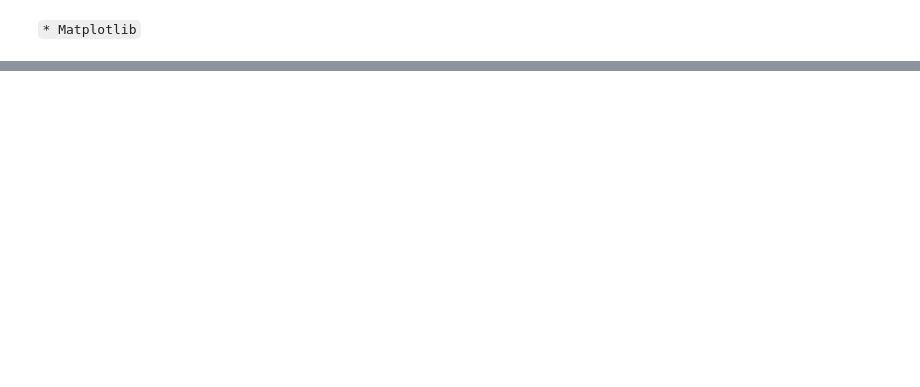
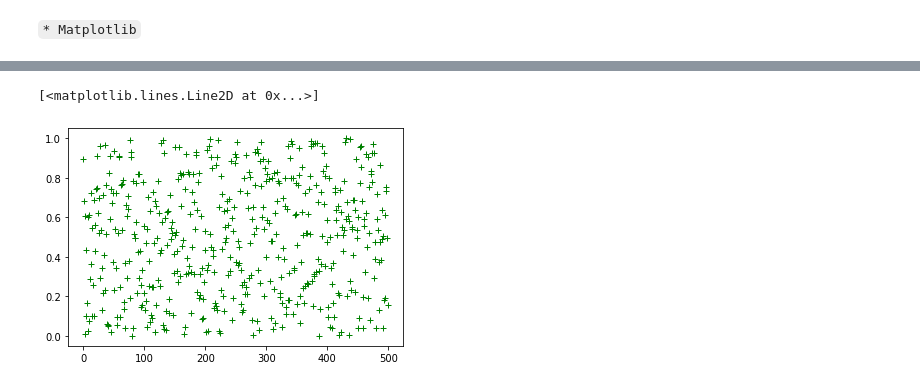
Before and after one commit to SamMachariaPhD/Python3_at_a_Glance, a Jupyter notebook: Python3_at_a_Glance.ipynb, the cells around one changed output, grey strips where cells are left out. Cells and saved outputs as stored; diff of their text form; code cells hidden in the pictures; blank space fills up the shorter version.

```diff
--- a/Python3_at_a_Glance.ipynb
+++ b/Python3_at_a_Glance.ipynb
@@ -661,0 +972,5 @@ String 'Sam Sirmaxford' has 14 characters.
+# %%
+plt.plot(p,'g+')
+# %% [output]
+[<matplotlib.lines.Line2D at 0x...>]
+[figure, added]
```
Also changed, not shown: parts of 59 cells of this notebook.
